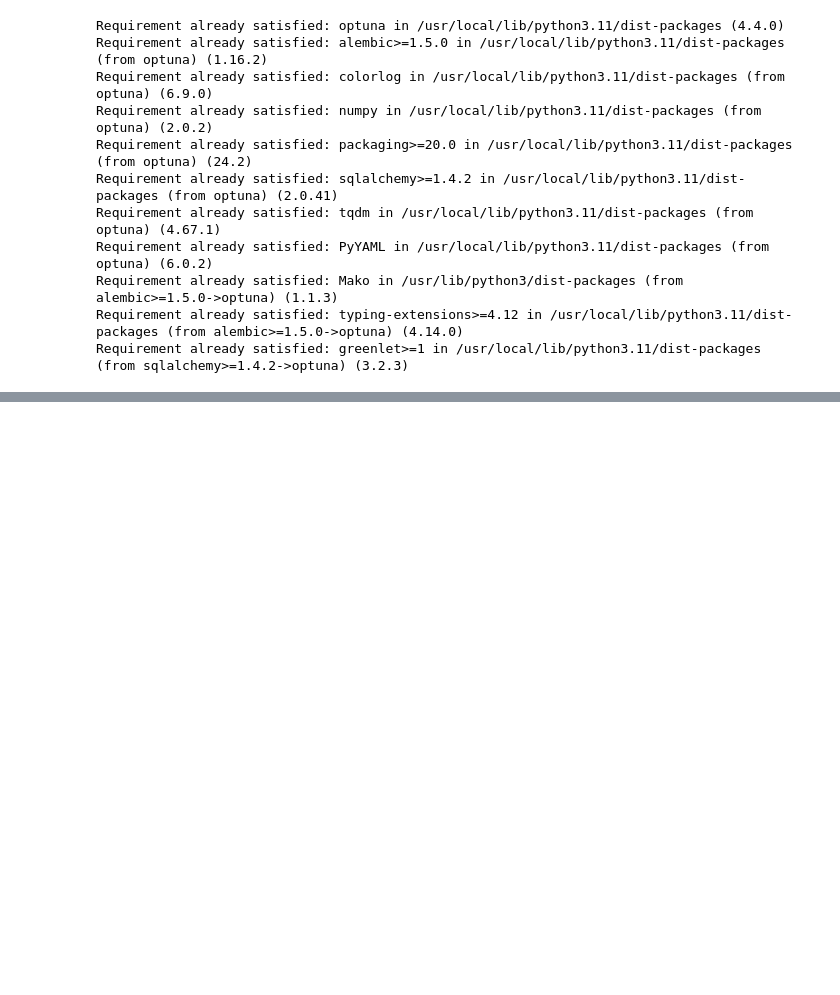
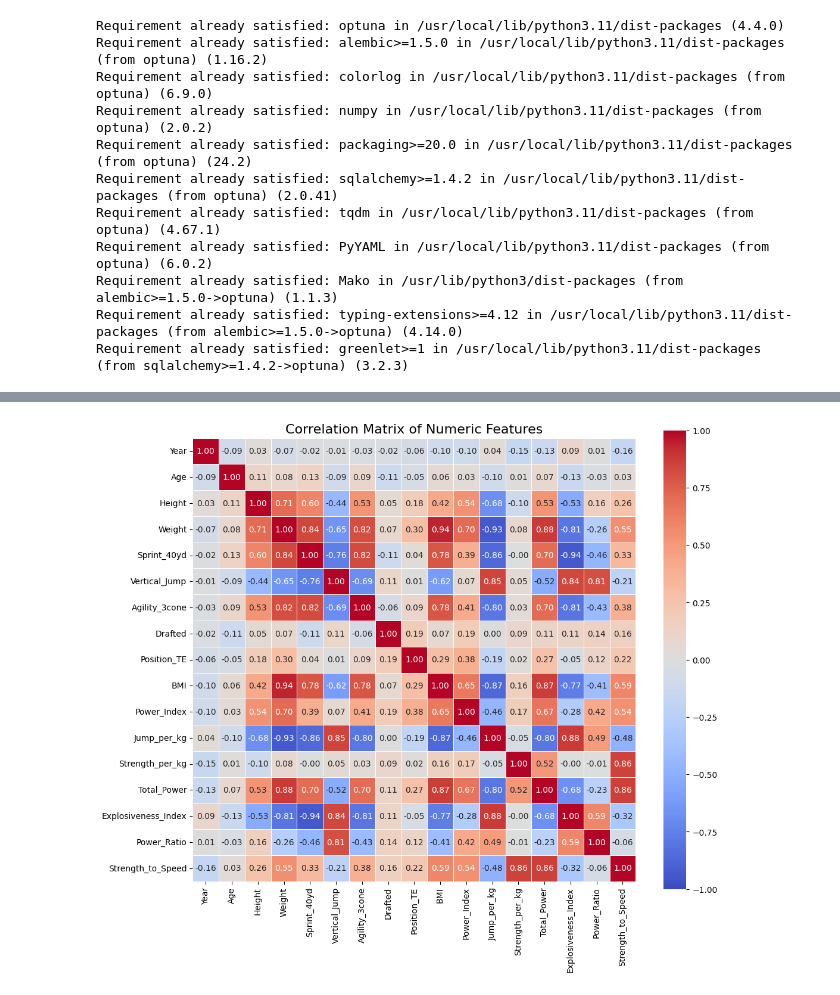
Before and after one commit to zaku2590/classGCI, a Jupyter notebook: comp2.ipynb, the cells around one changed output, grey strips where cells are left out. Saved outputs shown, nothing was run; the diff lists cells and outputs as text; code cells hidden in the pictures; blank space fills up the shorter version.

```diff
--- a/comp2.ipynb
+++ b/comp2.ipynb
@@ -115,3 +151,25 @@ train.head()
+# %%
+numeric_cols = train.select_dtypes(include=['number'])
+
+# 相関行列を計算
+corr_matrix = numeric_cols.corr()
+
+# ヒートマップをプロット
+plt.figure(figsize=(12, 10))
+sns.heatmap(
+    corr_matrix,
+    annot=True,
+    fmt='.2f',
+    cmap='coolwarm',
+    vmin=-1, vmax=1,
+    square=True,
+    linewidths=0.5
+)
+
+plt.title('Correlation Matrix of Numeric Features', fontsize=16)
+plt.show()
+# %% [output]
+[figure, added]
 # %%
 # 特徴量と目的変数に分ける
 X = train.drop(columns=["Drafted"])
```
Also changed, not shown: parts of 4 cells of this notebook.
